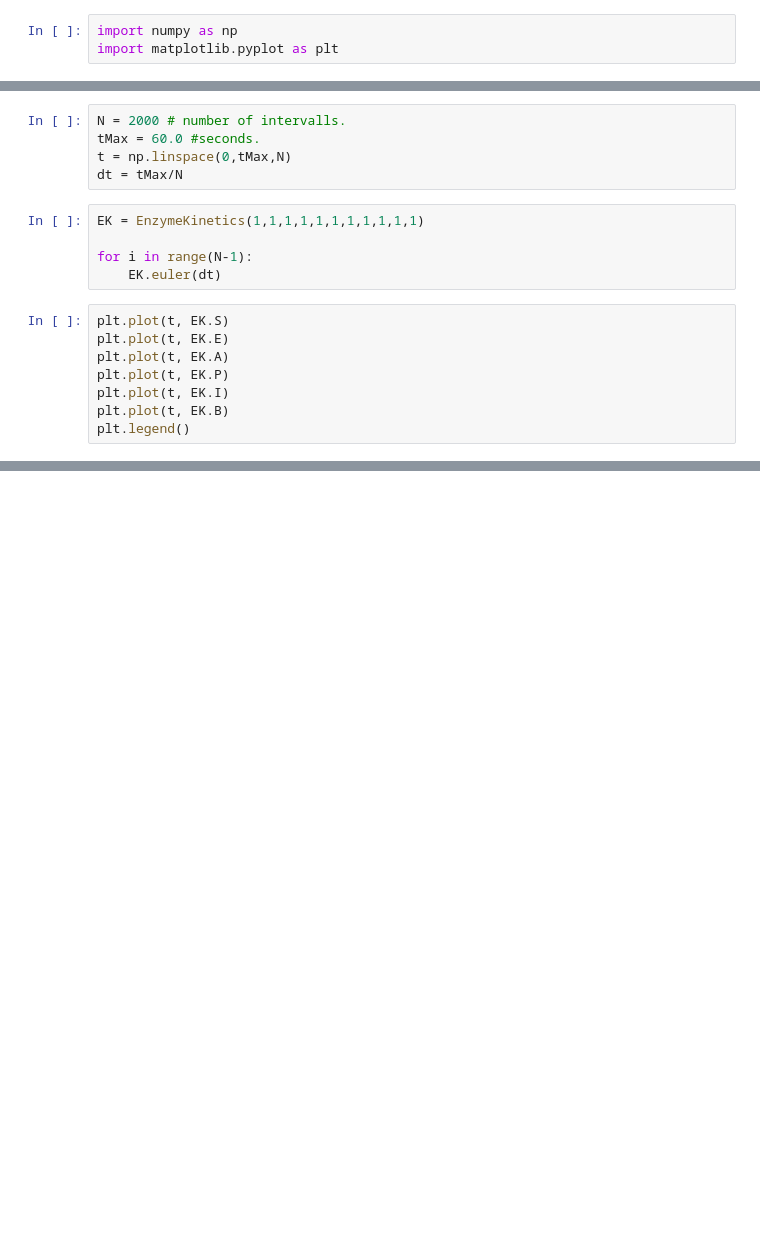
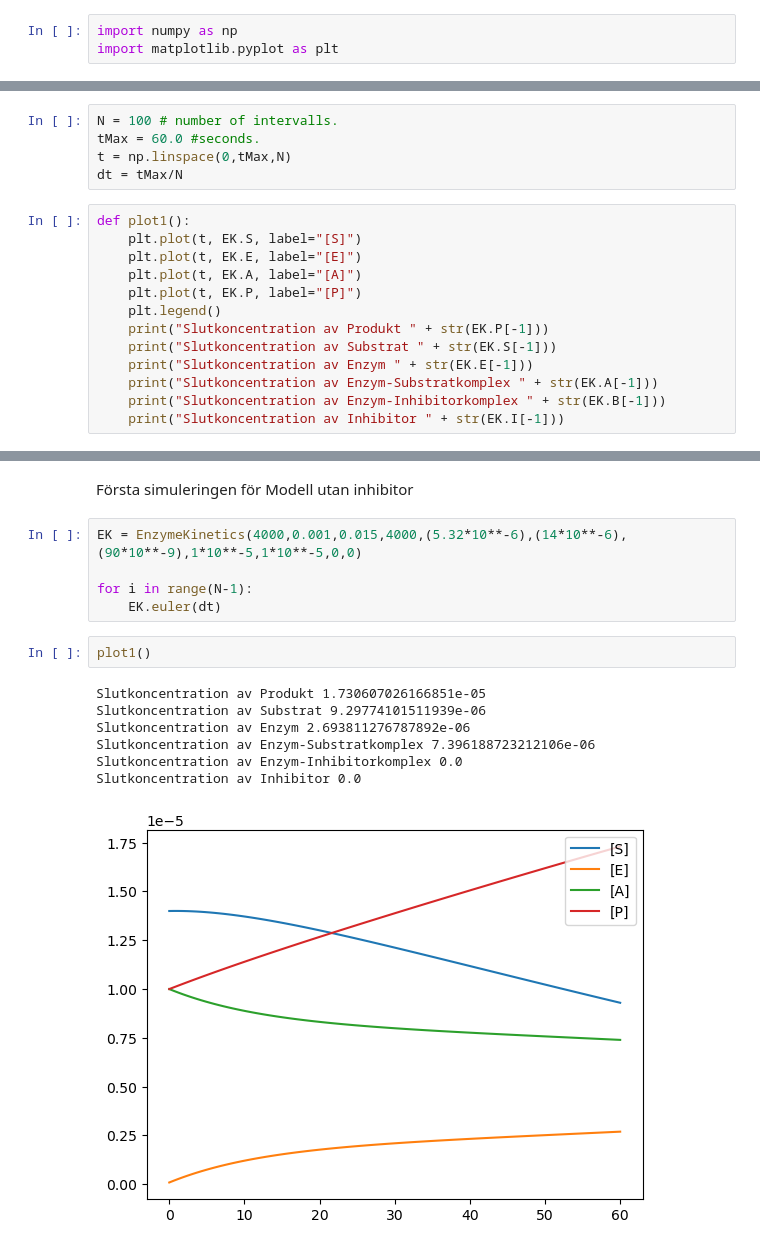
Before and after one commit to lovisablix/enzymekinetics, a Jupyter notebook: Modelling.2.1.ipynb, the cells around one changed output, grey strips where cells are left out. Drawn from its saved outputs; the diff is of its cells as text; blank space fills up the shorter version.

Commit message:
Commit after plot with values in project plan

```diff
--- a/Modelling.2.1.ipynb
+++ b/Modelling.2.1.ipynb
@@ -32,20 +32,20 @@ class EnzymeKinetics:
         self.B.append(B)
         return self.S, self.E, self.A, self.P, self.I, self.B
 # %%
-N = 2000 # number of intervalls.
+N = 100 # number of intervalls.
 tMax = 60.0 #seconds.
 t = np.linspace(0,tMax,N)
 dt = tMax/N
-# %%
-EK = EnzymeKinetics(1,1,1,1,1,1,1,1,1,1,1)
-
-for i in range(N-1):
-    EK.euler(dt)
 # %%
-plt.plot(t, EK.S)
-plt.plot(t, EK.E)
-plt.plot(t, EK.A)
-plt.plot(t, EK.P)
-plt.plot(t, EK.I)
-plt.plot(t, EK.B)
-plt.legend()
+def plot1():
+    plt.plot(t, EK.S, label="[S]")
+    plt.plot(t, EK.E, label="[E]")
+    plt.plot(t, EK.A, label="[A]")
+    plt.plot(t, EK.P, label="[P]")
+    plt.legend()
+    print("Slutkoncentration av Produkt " + str(EK.P[-1]))
+    print("Slutkoncentration av Substrat " + str(EK.S[-1]))
+    print("Slutkoncentration av Enzym " + str(EK.E[-1]))
+    print("Slutkoncentration av Enzym-Substratkomplex " + str(EK.A[-1]))
+    print("Slutkoncentration av Enzym-Inhibitorkomplex " + str(EK.B[-1]))
+    print("Slutkoncentration av Inhibitor " + str(EK.I[-1]))
@@ -55,0 +67,17 @@ No artists with labels found to put in legend.  Note that artists whose label st
+# %% [markdown]
+Första simuleringen för Modell utan inhibitor
+# %%
+EK = EnzymeKinetics(4000,0.001,0.015,4000,(5.32*10**-6),(14*10**-6),(90*10**-9),1*10**-5,1*10**-5,0,0)
+
+for i in range(N-1):
+    EK.euler(dt)
+# %%
+plot1()
+# %% [output]
+Slutkoncentration av Produkt 1.730607026166851e-05
+Slutkoncentration av Substrat 9.29774101511939e-06
+Slutkoncentration av Enzym 2.693811276787892e-06
+Slutkoncentration av Enzym-Substratkomplex 7.396188723212106e-06
+Slutkoncentration av Enzym-Inhibitorkomplex 0.0
+Slutkoncentration av Inhibitor 0.0
+[figure, added]
```
Also changed, not shown: parts of 8 cells of this notebook.
